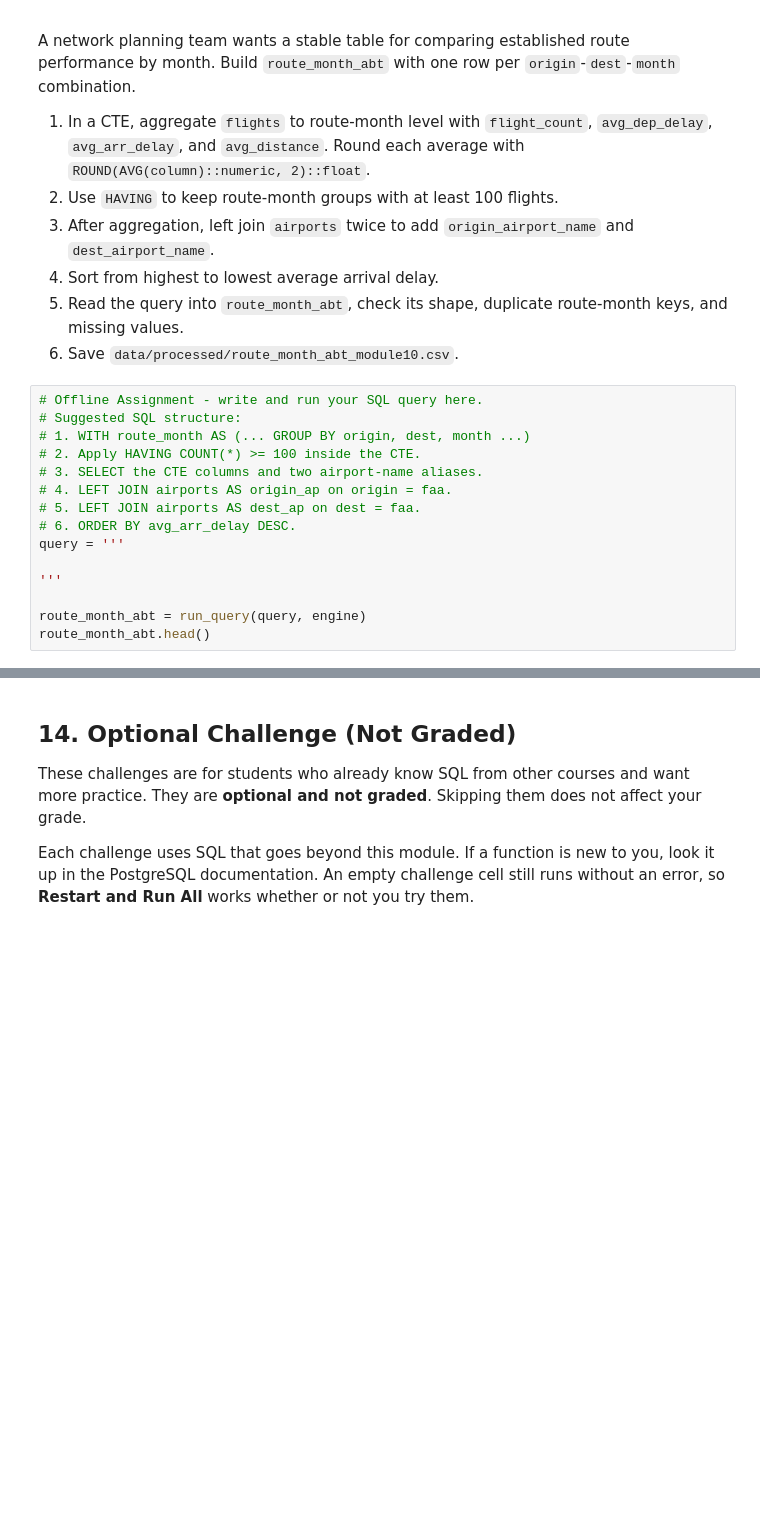
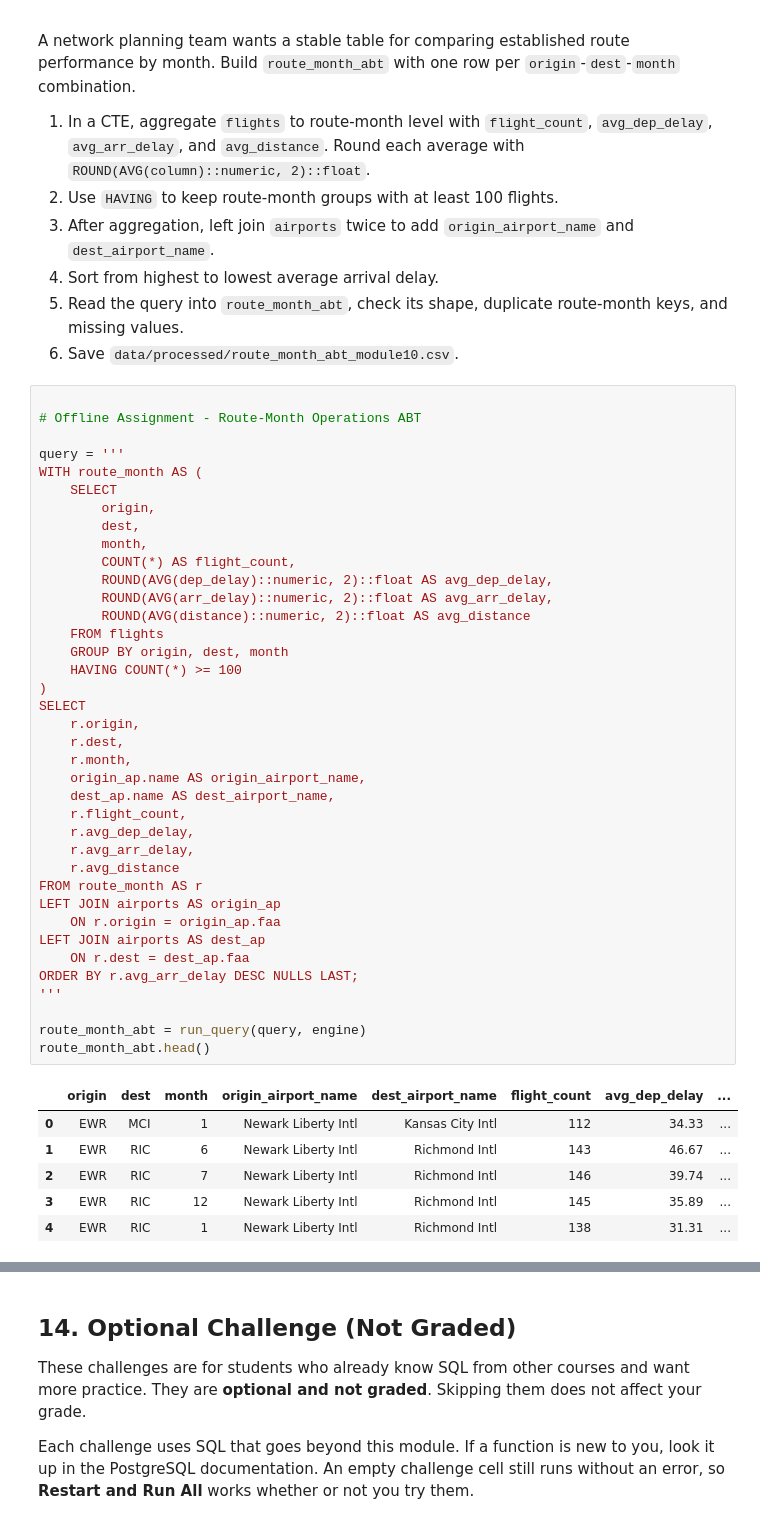
Before and after one commit to ehls1703-wq/ban6003-week-09-10-sql-abt-enrique-lopez, a Jupyter notebook: notebooks/module10_sql_joins_abt_guided_lab.ipynb, the cells around one changed output, grey strips where cells are left out. Saved outputs shown, nothing was run; the diff lists cells and outputs as text; blank space fills up the shorter version.

```diff
--- a/notebooks/module10_sql_joins_abt_guided_lab.ipynb
+++ b/notebooks/module10_sql_joins_abt_guided_lab.ipynb
@@ -730,20 +1069,50 @@ A network planning team wants a stable table for comparing established route per
 5. Read the query into `route_month_abt`, check its shape, duplicate route-month keys, and missing values.
 6. Save `data/processed/route_month_abt_module10.csv`.
 # %%
-# Offline Assignment - write and run your SQL query here.
-# Suggested SQL structure:
-# 1. WITH route_month AS (... GROUP BY origin, dest, month ...)
-# 2. Apply HAVING COUNT(*) >= 100 inside the CTE.
-# 3. SELECT the CTE columns and two airport-name aliases.
-# 4. LEFT JOIN airports AS origin_ap on origin = faa.
-# 5. LEFT JOIN airports AS dest_ap on dest = faa.
-# 6. ORDER BY avg_arr_delay DESC.
+
+# Offline Assignment - Route-Month Operations ABT
+
 query = '''
-
+WITH route_month AS (
+    SELECT
+        origin,
+        dest,
+        month,
+        COUNT(*) AS flight_count,
+        ROUND(AVG(dep_delay)::numeric, 2)::float AS avg_dep_delay,
+        ROUND(AVG(arr_delay)::numeric, 2)::float AS avg_arr_delay,
+        ROUND(AVG(distance)::numeric, 2)::float AS avg_distance
+    FROM flights
+    GROUP BY origin, dest, month
+    HAVING COUNT(*) >= 100
+)
+SELECT
+    r.origin,
+    r.dest,
+    r.month,
+    origin_ap.name AS origin_airport_name,
+    dest_ap.name AS dest_airport_name,
+    r.flight_count,
+    r.avg_dep_delay,
+    r.avg_arr_delay,
+    r.avg_distance
+FROM route_month AS r
+LEFT JOIN airports AS origin_ap
+    ON r.origin = origin_ap.faa
+LEFT JOIN airports AS dest_ap
+    ON r.dest = dest_ap.faa
+ORDER BY r.avg_arr_delay DESC NULLS LAST;
 '''
 
 route_month_abt = run_query(query, engine)
 route_month_abt.head()
+# %% [output]
+|  | origin | dest | month | origin_airport_name | dest_airport_name | flight_count | avg_dep_delay | ... |
+| 0 | EWR | MCI | 1 | Newark Liberty Intl | Kansas City Intl | 112 | 34.33 | ... |
+| 1 | EWR | RIC | 6 | Newark Liberty Intl | Richmond Intl | 143 | 46.67 | ... |
+| 2 | EWR | RIC | 7 | Newark Liberty Intl | Richmond Intl | 146 | 39.74 | ... |
+| 3 | EWR | RIC | 12 | Newark Liberty Intl | Richmond Intl | 145 | 35.89 | ... |
+| 4 | EWR | RIC | 1 | Newark Liberty Intl | Richmond Intl | 138 | 31.31 | ... |
 # %%
 if route_month_abt.empty:
     print("Complete the offline ABT query before validating and exporting.")
```
Also changed, not shown: parts of 34 cells of this notebook, 2 other files.
